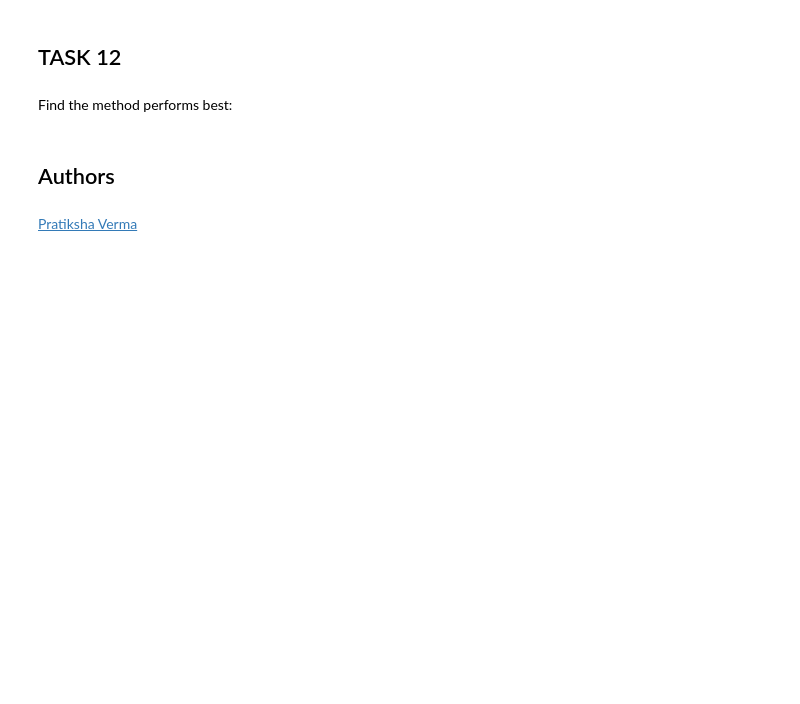
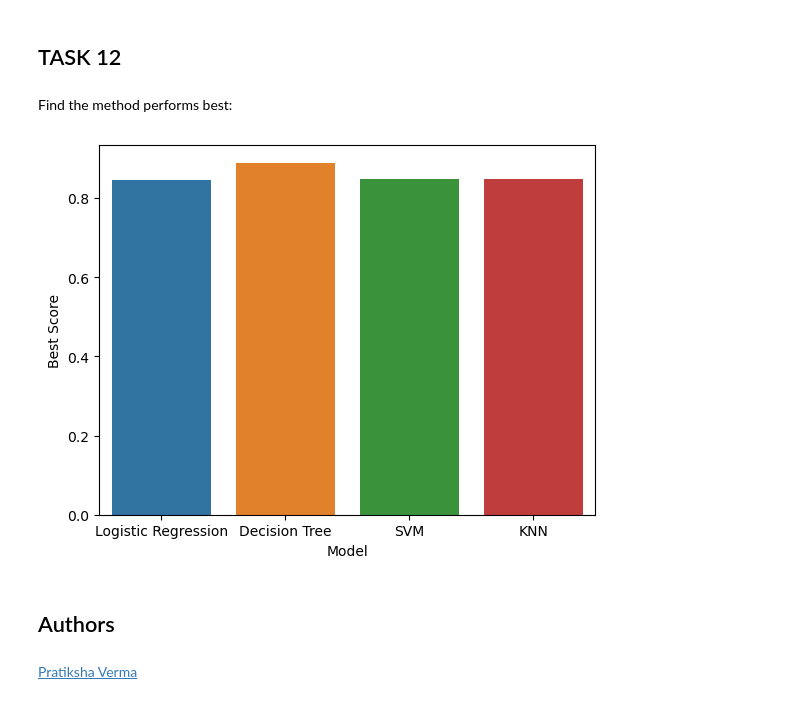
Before and after one commit to mx9580/IBM-Data-Science-Final-Project, a Jupyter notebook: SpaceX_Machine_Learning_Prediction_Part_5.jupyterlite.ipynb, the cells around one changed output. Cells and saved outputs as stored; diff of their text form; code cells hidden in the pictures; blank space fills up the shorter version.

```diff
--- a/SpaceX_Machine_Learning_Prediction_Part_5.jupyterlite.ipynb
+++ b/SpaceX_Machine_Learning_Prediction_Part_5.jupyterlite.ipynb
@@ -383,3 +381,16 @@ Decision Tree
+# %%
+log_score=logreg_cv.best_score_
+tree_score=tree_cv.best_score_
+svm_score=svm_cv.best_score_
+knn_score=knn_cv.best_score_
+data= {'Model':['Logistic Regression','Decision Tree','SVM','KNN'],
+       'Best Score':[log_score, tree_score, svm_score, knn_score]
+      }
+df= pd.DataFrame(data)
+sns.barplot(x='Model', y='Best Score', data=df)
+plt.show()
+# %% [output]
+[figure, added]
 # %% [markdown]
 ## Authors
 # %% [markdown]
```
Also changed, not shown: parts of 3 cells of this notebook.
